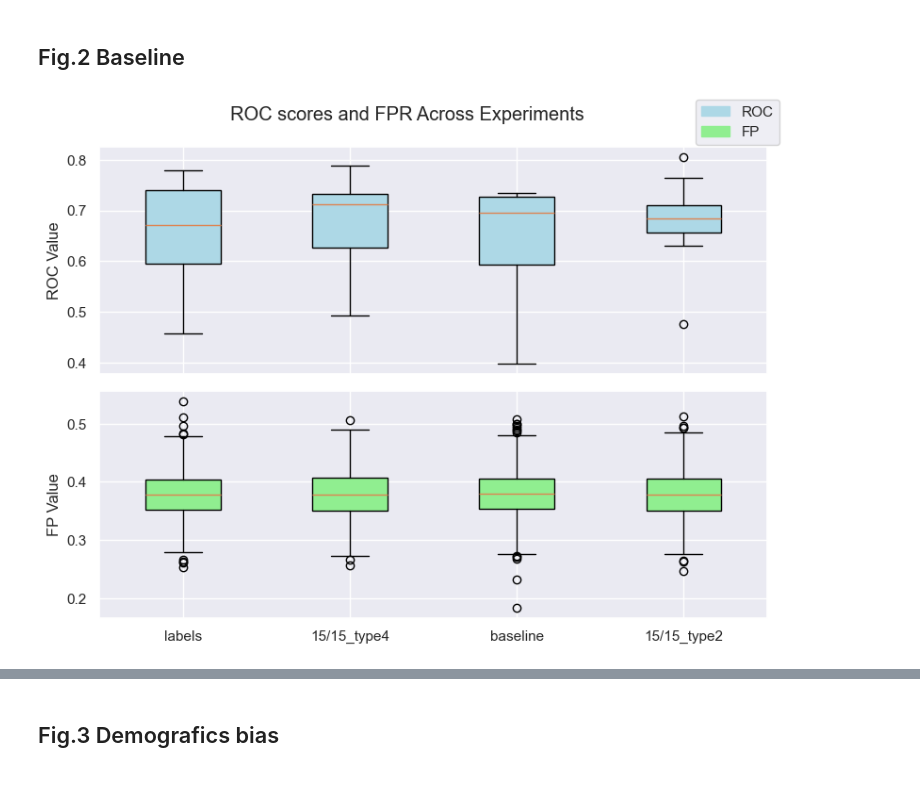
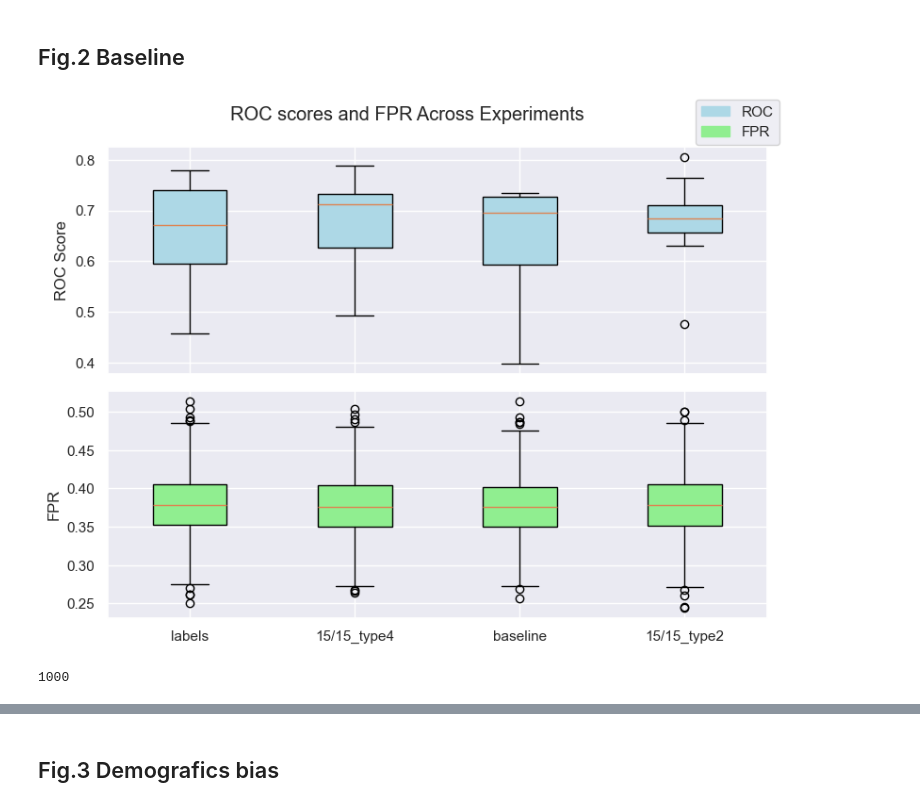
Before and after one commit to CS-433/ml-project-2-losmodelosmatemagicos, a Jupyter notebook: src/get_metrics_of_results.ipynb, the cells around one changed output, grey strips where cells are left out. Saved outputs shown, nothing was run; the diff lists cells and outputs as text; code cells hidden in the pictures.

```diff
--- a/src/get_metrics_of_results.ipynb
+++ b/src/get_metrics_of_results.ipynb
@@ -194,6 +205,32 @@ import matplotlib.pyplot as plt
 import matplotlib.patches as mpatches
 import seaborn as sns
 sns.set()
+# %%
+def plot_box_plots(metrics, metrics_to_plot, title, y_labels,colors):
+    # Create a figure with a subplot for each metric
+    fig, axs = plt.subplots(len(metrics_to_plot), figsize=(8, 6), sharex=True)
+
+    # Set the main title
+    fig.suptitle(title)
+
+    # Creating box plots for the given metrics
+    for i, (ax, (metric, color, y_label)) in enumerate(zip(axs, zip(metrics_to_plot, colors, y_labels))):
+        values = [exp_metrics[metric] for exp_metrics in metrics.values()]
+        ax.boxplot(values, patch_artist=True, boxprops=dict(facecolor=color))
+        ax.set_ylabel(y_label)
+        if i != len(metrics_to_plot) -1 :  # if it's not the last subplot
+            ax.tick_params(axis='x', which='both', bottom=False, top=False, labelbottom=False)  # remove x-tick labels
+
+    # Set the x-axis labels once, after creating all the box plots
+    axs[-1].set_xticks(np.arange(len(metrics)) + 1)
+    axs[-1].set_xticklabels(metrics.keys())
+
+    # Create a legend
+    patches = [mpatches.Patch(color=color, label=metric.upper()) for metric, color in zip(metrics_to_plot, colors)]
+    fig.legend(handles=patches, loc='upper right')
+
+    plt.tight_layout()
+    plt.show()
 # %% [markdown]
 ## Fig.1 Oversampling distribution
 # %%
@@ -272,7 +309,7 @@ plt.show()
 # %% [markdown]
 ## Fig.2 Baseline
 # %%
-def plot_box_plots(metrics):
+"""def plot_box_plots(metrics):
     # Create a figure with two subplots, sharing the x-axis
     fig, axs = plt.subplots(2, figsize=(8, 6), sharex=True)
 
@@ -283,7 +320,7 @@ def plot_box_plots(metrics):
     fig.suptitle('ROC scores and FPR Across Experiments')
 
     # Creating box plots for ROC and FP values
-    for i, (ax, (metric, color)) in enumerate(zip(axs, zip(["roc", "fp"], colors))):
+    for i, (ax, (metric, color)) in enumerate(zip(axs, zip(["roc", "fpr"], colors))):
         values = [exp_metrics[metric] for exp_metrics in metrics.values()]
         ax.boxplot(values, patch_artist=True, boxprops=dict(facecolor=color))
         ax.set_ylabel(f'{metric.upper()} Value')
@@ -295,12 +332,12 @@ def plot_box_plots(metrics):
     axs[-1].set_xticklabels(metrics.keys())  #, rotation=45, ha="right")
 
     # Create a legend
-    patches = [mpatches.Patch(color=color, label=metric.upper()) for metric, color in zip(["roc", "fp"], colors)]
+    patches = [mpatches.Patch(color=color, label=metric.upper()) for metric, color in zip(["roc", "fpr"], colors)]
     fig.legend(handles=patches, loc='upper right')
 
     plt.tight_layout()
     #plt.savefig('ROC scores and FPR Across Experiments', dpi=300)
-    plt.show()
+    plt.show()"""
 # %%
 experiments = {
     "labels": r"C:\Users\david\Documents\GitHub\ml2\experiments\labels\break_sequence\equal_balancing_oversampling\label_language\2023_12_18_0",
@@ -311,16 +348,20 @@ experiments = {
 # %%
 # New version with bootstrap for calculating FPR
 
 metrics = {}
 for name, path in experiments.items():
     results = load_results(path)
     metrics[name] = {} # Initialize an empty dictionary
     metrics[name]["roc"], _  = get_roc_fp(results)
-    metrics[name]["fp"] = bootstrap_fpr(test["y_real"], test["y_pred"], only_fpr=True)
+    metrics[name]["fpr"] = bootstrap_fpr(test["y_real"], test["y_pred"], only_fpr=True)
 
-plot_box_plots(metrics)
+plot_box_plots(metrics, ["roc", "fpr"], 'ROC scores and FPR Across Experiments', ['ROC Score', 'FPR'], ["lightblue", "lightgreen"])
 # %% [output]
-[figure, old version]
+[figure, new version]
+# %%
+len(metrics["15/15_type4"]["fpr"])
+# %% [output]
+1000
 # %%
 # Old version without bootstrap for calculating FPR
 
```
Also changed, not shown: parts of 6 cells of this notebook.
